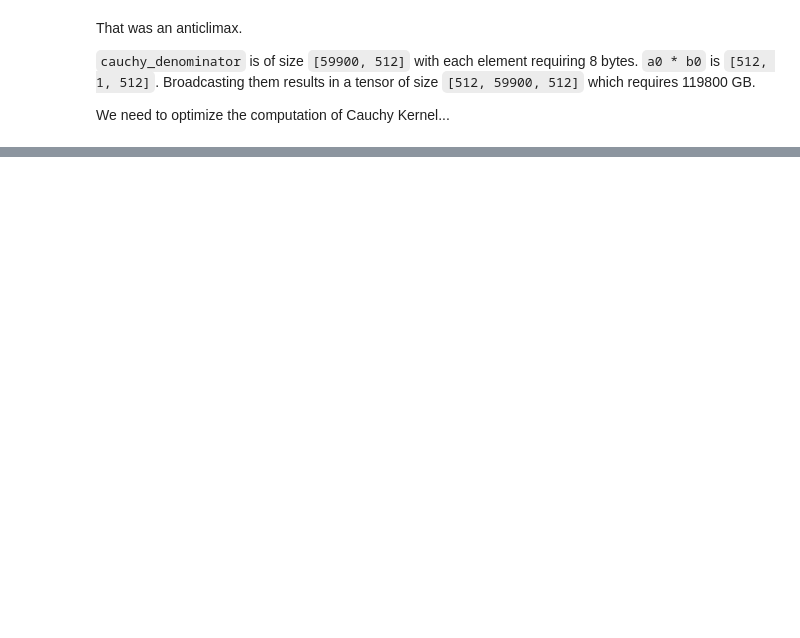
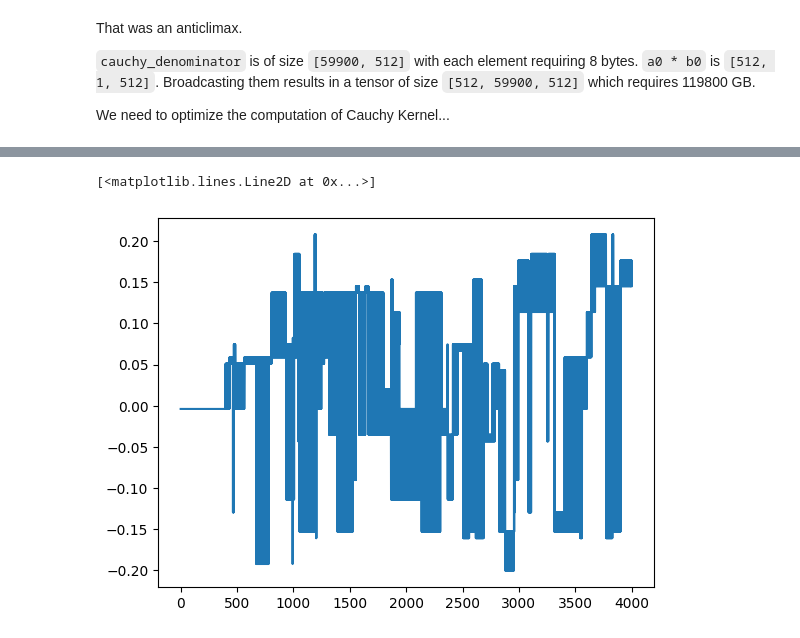
Before and after one commit to necrashter/SaShiMi-796, a Jupyter notebook: SaShiMi.ipynb, the cells around one changed output, grey strips where cells are left out. Cells and saved outputs as stored; diff of their text form; code cells hidden in the pictures; blank space fills up the shorter version.

```diff
--- a/SaShiMi.ipynb
+++ b/SaShiMi.ipynb
@@ -272,0 +357,12 @@ Automatic pdb calling has been turned OFF
+# %%
+model.eval()
+with torch.no_grad():
+    gen = generate_sample(model, 4000, maxp=True)
+# %%
+gen = gen.cpu()
+# %%
+plt.figure()
+plt.plot(gen.cpu())
+# %% [output]
+[<matplotlib.lines.Line2D at 0x...>]
+[figure, added]
```
Also changed, not shown: parts of 22 cells of this notebook, 1 other file.
